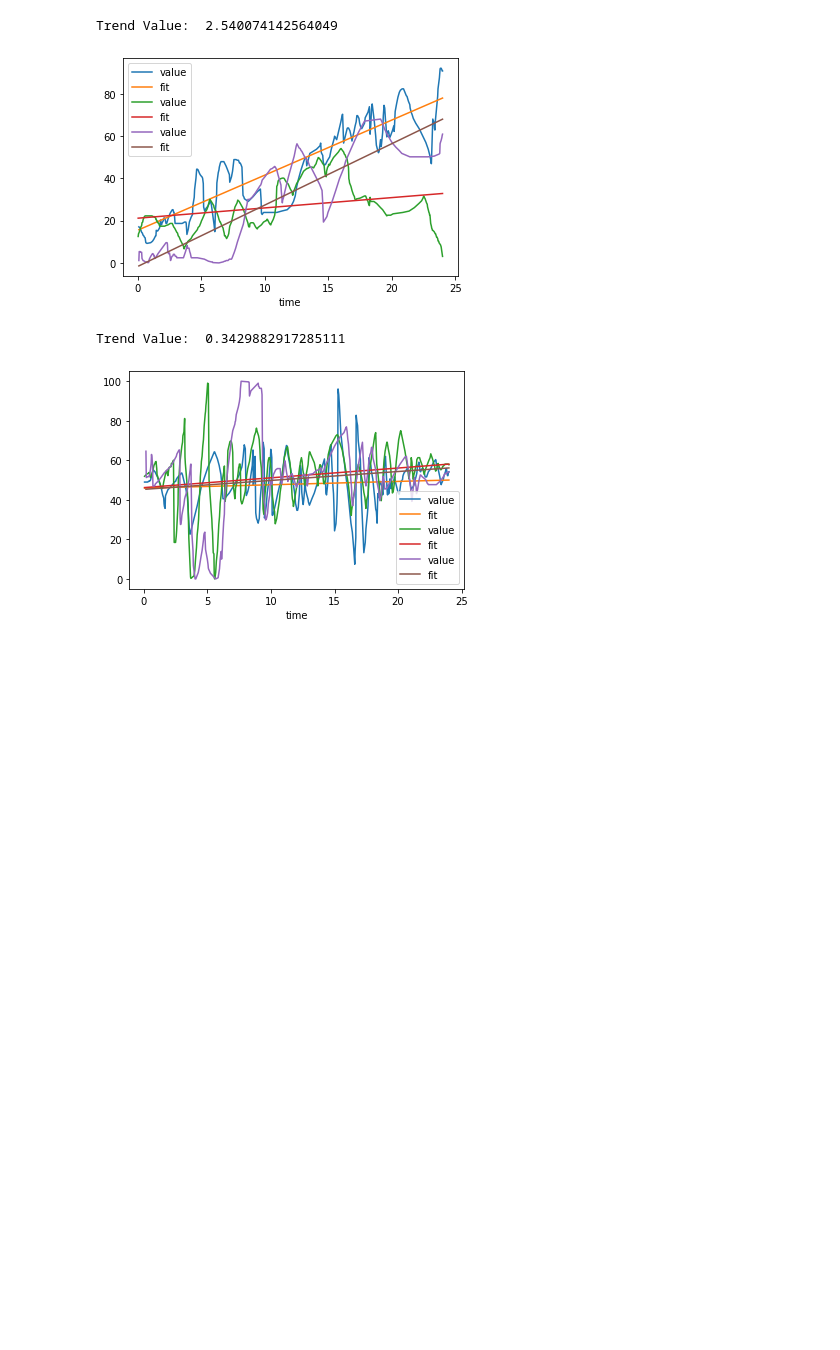
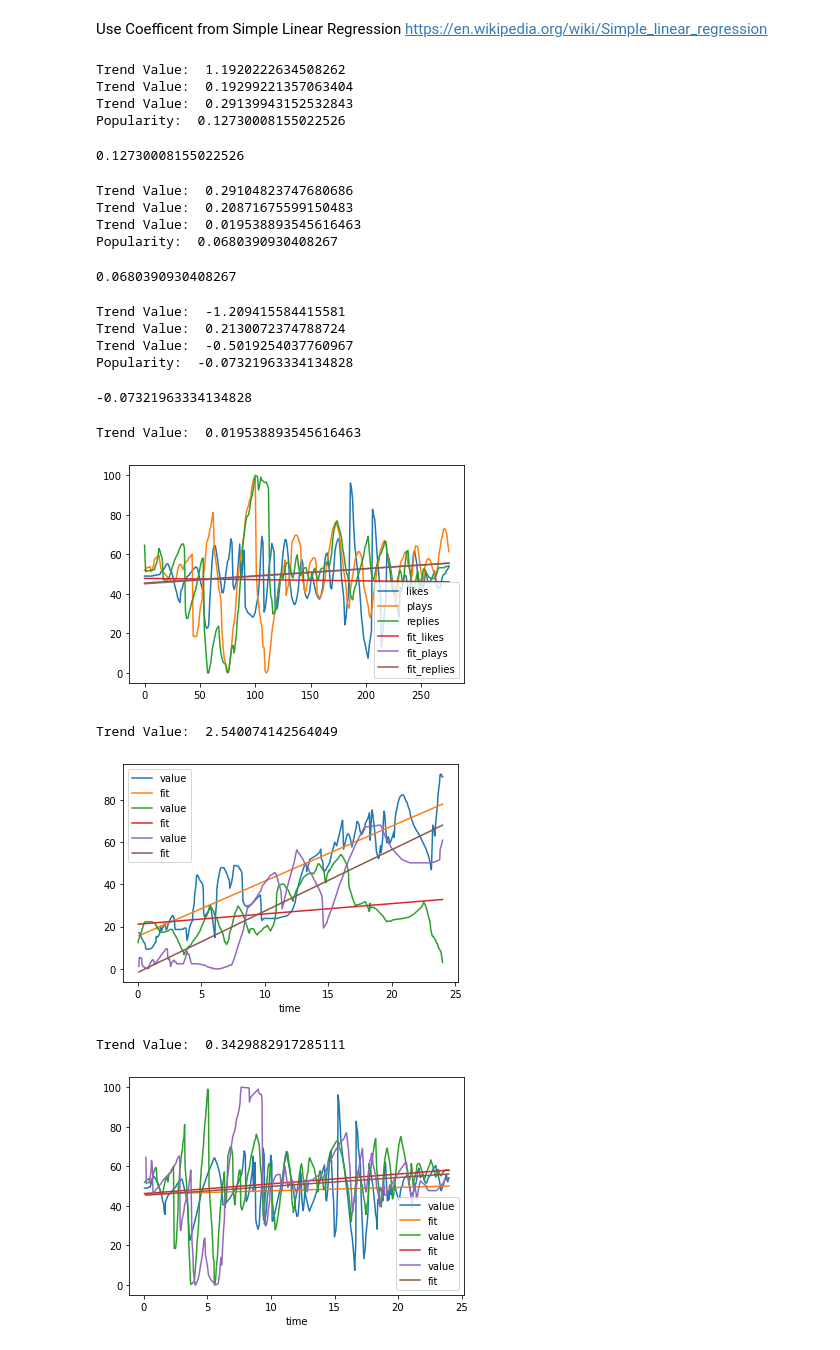
Before and after one commit to doku/Random_notebooks, a Jupyter notebook: trend_score/trends.ipynb, the cells around one changed output. Saved outputs shown, nothing was run; the diff lists cells and outputs as text; code cells hidden in the pictures; blank space fills up the shorter version.

Commit message:
Updated trend

```diff
--- a/trend_score/trends.ipynb
+++ b/trend_score/trends.ipynb
@@ -2,3 +2,5 @@
 from matplotlib import pyplot
 import pandas as pd
 import statsmodels.api as sm
+# %% [markdown]
+Use Coefficent from Simple Linear Regression https://en.wikipedia.org/wiki/Simple_linear_regression
@@ -5,3 +36,57 @@ import statsmodels.api as sm
+# %%
+df1 = pd.read_csv("data1_up_likes.csv")
+df2 = pd.read_csv("data1_up_plays.csv")
+df3 = pd.read_csv("data1_up_replies.csv")
+min_len = min(df1.shape[0], df2.shape[0], df3.shape[0])
+df = pd.DataFrame({'likes':df1.iloc[:min_len, 1], 'plays': df2.iloc[:min_len, 1], 'replies':df3.iloc[:min_len,1]}).reset_index()
+popularity(df)
+# %% [output]
+Trend Value:  1.1920222634508262
+Trend Value:  0.19299221357063404
+Trend Value:  0.29139943152532843
+Popularity:  0.12730008155022526
+0.12730008155022526
+# %%
+df1 = pd.read_csv("data2_notrend_likes.csv")
+df2 = pd.read_csv("data2_notrend_plays.csv")
+df3 = pd.read_csv("data2_notrend_replies.csv")
+min_len = min(df1.shape[0], df2.shape[0], df3.shape[0])
+df = pd.DataFrame({'likes':df1.iloc[:min_len, 1], 'plays': df2.iloc[:min_len, 1], 'replies':df3.iloc[:min_len,1]}).reset_index()
+popularity(df)
+# %% [output]
+Trend Value:  0.29104823747680686
+Trend Value:  0.20871675599150483
+Trend Value:  0.019538893545616463
+Popularity:  0.0680390930408267
+0.0680390930408267
+# %%
+df1 = pd.read_csv("data3_down_likes.csv")
+df2 = pd.read_csv("data3_down_plays.csv")
+df3 = pd.read_csv("data3_down_replies.csv")
+min_len = min(df1.shape[0], df2.shape[0], df3.shape[0])
+df = pd.DataFrame({'likes':df1.iloc[:min_len, 1], 'plays': df2.iloc[:min_len, 1], 'replies':df3.iloc[:min_len,1]}).reset_index()
+popularity(df)
+# %% [output]
+Trend Value:  -1.209415584415581
+Trend Value:  0.2130072374788724
+Trend Value:  -0.5019254037760967
+Popularity:  -0.07321963334134828
+-0.07321963334134828
+# %%
+
+
+res1 = sm.formula.ols(formula='likes ~ index', data=df).fit()
+df = df.assign(fit_likes=res1.fittedvalues)##.plot(x='index', y='fit', ax=ax)
+res2 = sm.formula.ols(formula='plays ~ index', data=df).fit()
+df = df.assign(fit_plays=res2.fittedvalues)
+res3 = sm.formula.ols(formula='replies ~ index', data=df).fit()
+df = df.assign(fit_replies=res3.fittedvalues)
+df.iloc[:, 1:].plot()
+weights = [.4, .1, .5]
+print("Trend Value: ", sum(map(lambda x: x[0] * x[1], (zip(weights, [res1.params[1], res2.params[1], res3.params[1]])))))
+# %% [output]
+Trend Value:  0.019538893545616463
+[figure, added]
 # %%
 df = pd.read_csv("data1_up_likes.csv")
 fig, ax = pyplot.subplots()
```
Also changed, not shown: parts of 4 cells of this notebook.
